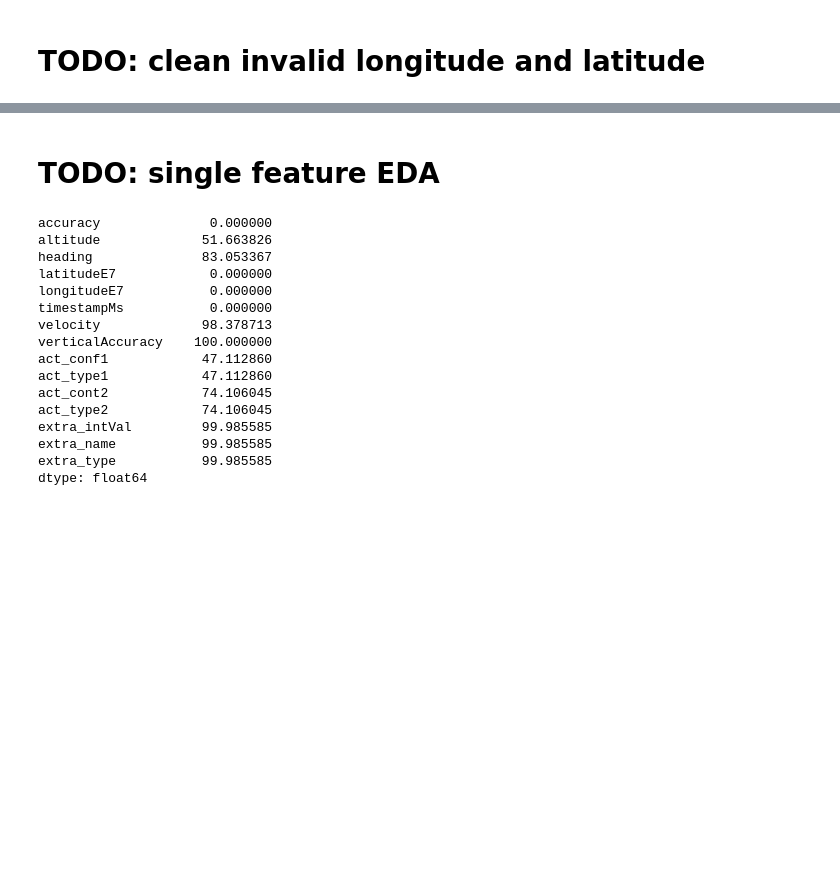
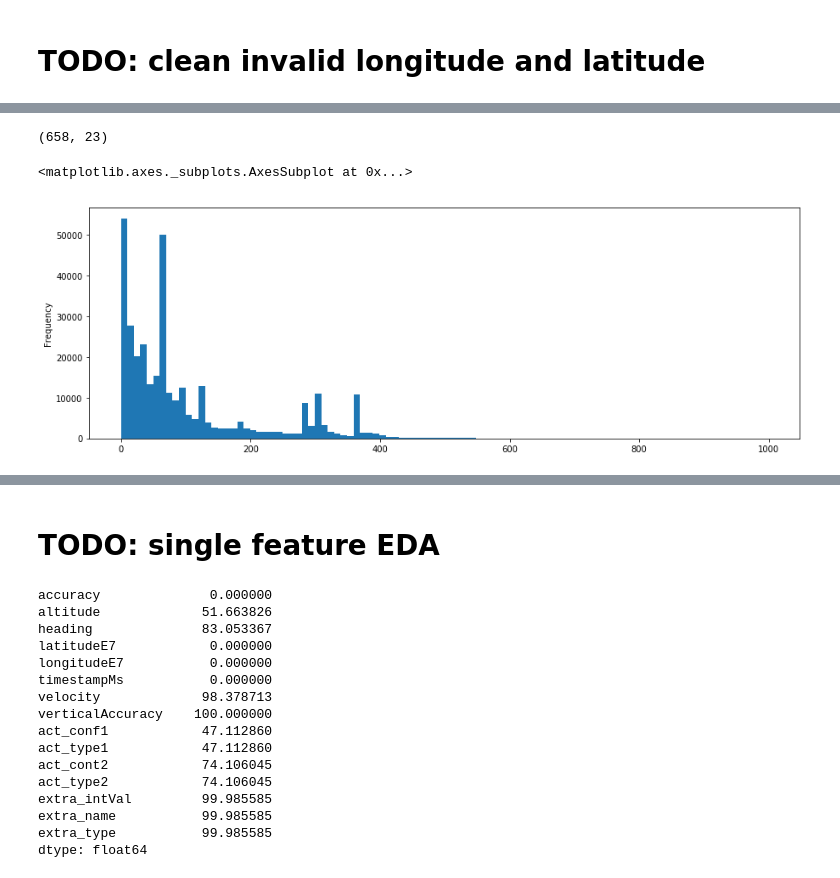
Before and after one commit to anhquan0412/google-location, a Jupyter notebook: eda.ipynb, the cells around one changed output, grey strips where cells are left out. Cells and saved outputs as stored; diff of their text form; code cells hidden in the pictures; blank space fills up the shorter version.

Commit message:
preprocess time diff and mile diff, quick timediff  eda

```diff
--- a/eda.ipynb
+++ b/eda.ipynb
@@ -51,0 +156,3 @@ dtype: object
+# %%
+%%time
+mile_diff = multiprocessing(calculate_distance,args,4)
@@ -51,0 +162,2 @@ dtype: object
+# %%
+df['mile_diff'] = mile_diff
@@ -51,0 +168,5 @@ dtype: object
+# %%
+date_shift = df.date_time.shift()
+date_shift.loc[0] = df.date_time.loc[0]
+# %%
+df['sec_diff']=(df.date_time - date_shift).astype('timedelta64[s]')
@@ -51,0 +187,11 @@ dtype: object
+# %%
+df[df.sec_diff>1000].shape
+# few reasons for high time diff (> 5 hours): phone died, phone inactive at night (rare)
+# %% [output]
+(658, 23)
+# %%
+df[df.sec_diff<1000].sec_diff.plot(kind='hist',bins=100,figsize=(15,5))
+#majority of sec diff is < 200
+# %% [output]
+<matplotlib.axes._subplots.AxesSubplot at 0x...>
+[figure, added]
```
Also changed, not shown: parts of 26 cells of this notebook, 3 other files.
